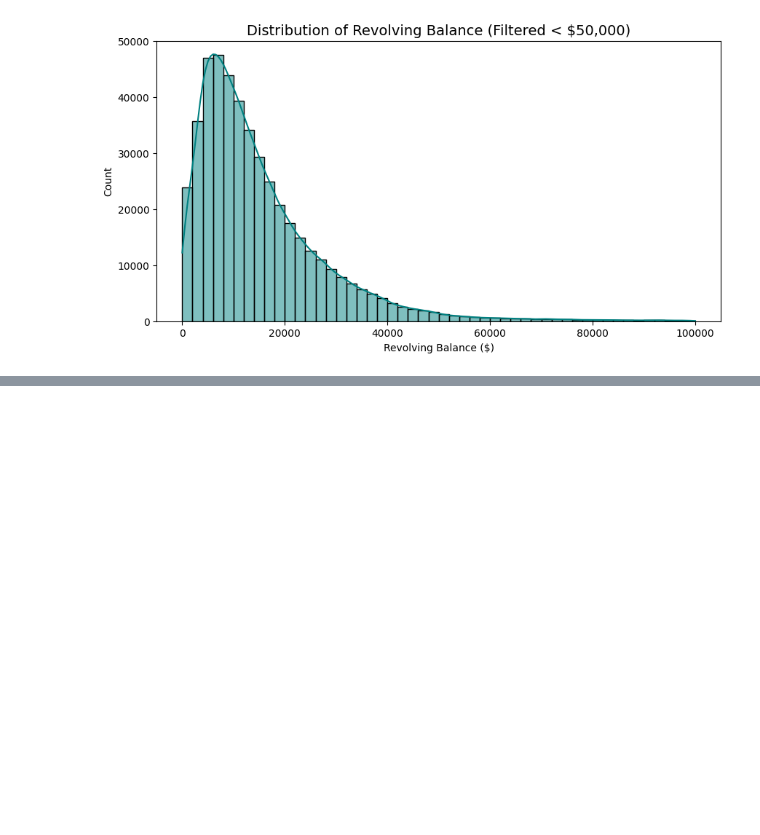
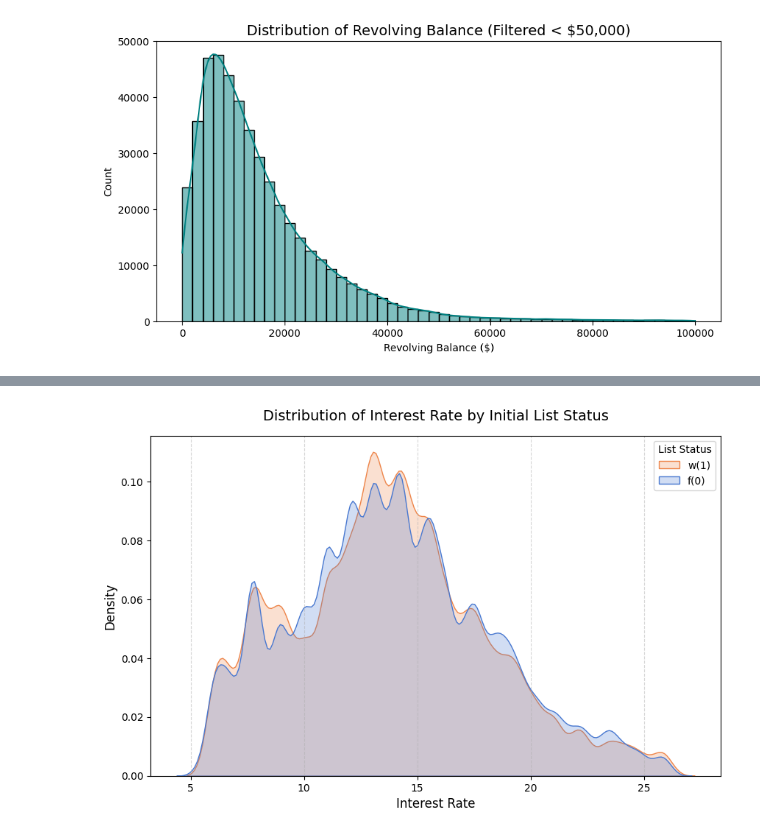
Before and after one commit to rfaoktvian/ChurnPrediction, a Jupyter notebook: notebooks/01_model_development.ipynb, the cells around one changed output, grey strips where cells are left out. Saved outputs shown, nothing was run; the diff lists cells and outputs as text; code cells hidden in the pictures; blank space fills up the shorter version.

Commit message:
feat(notebooks): complete exploratory data analysis (EDA)

```diff
--- a/notebooks/01_model_development.ipynb
+++ b/notebooks/01_model_development.ipynb
@@ -379,0 +397,12 @@ plt.show()
+# %%
+plt.figure(figsize=(10, 6))
+
+sns.kdeplot(data=df, x='int_rate', hue='initial_list_status', common_norm=False, fill=True, palette='muted')
+plt.title('Distribution of Interest Rate by Initial List Status', fontsize=14, pad=15)
+plt.xlabel('Interest Rate', fontsize=12)
+plt.ylabel('Density', fontsize=12)
+plt.legend(title='List Status', labels=['w(1)', 'f(0)'])
+plt.grid(axis='x', linestyle='--', alpha=0.5)
+plt.show()
+# %% [output]
+[figure, added]
```
Also changed, not shown: parts of 7 cells of this notebook.
